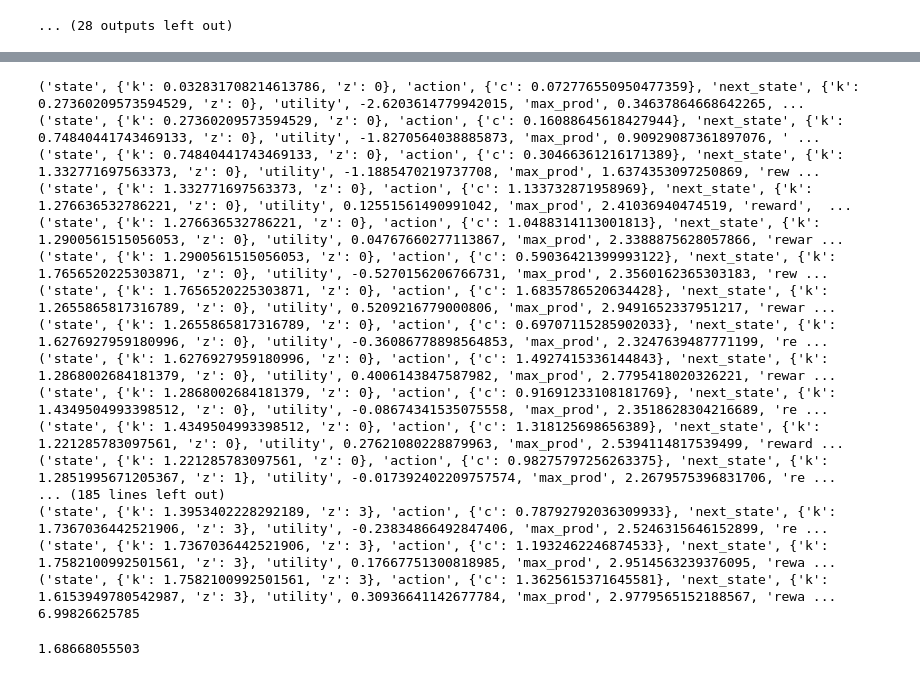
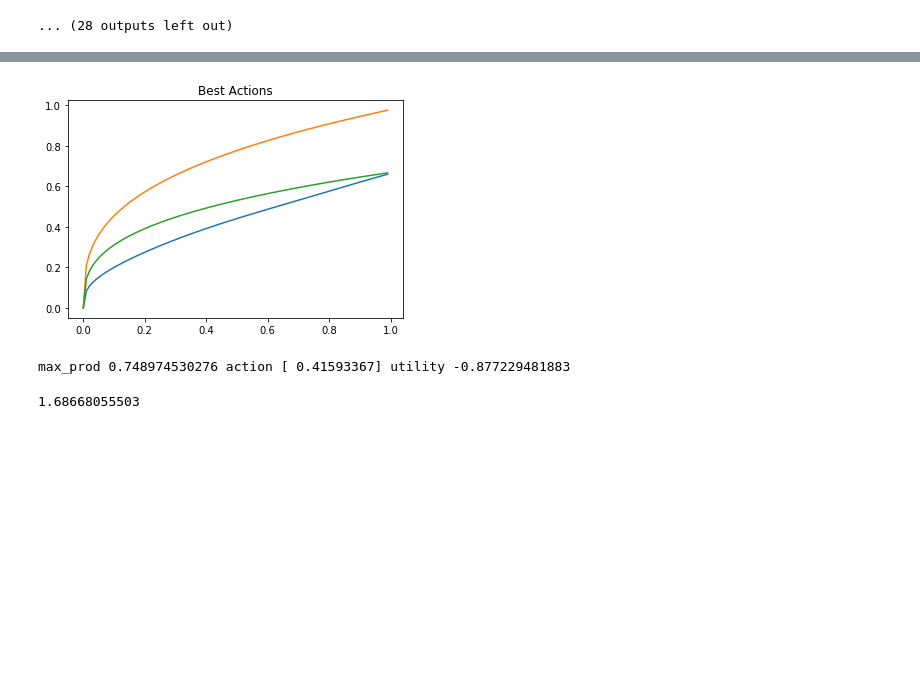
Before and after one commit to ygreif/bellmansrevenge, a Jupyter notebook: ParameterSearch.ipynb, the cells around one changed output, grey strips where cells are left out. Cells and saved outputs as stored; diff of their text form; code cells hidden in the pictures; blank space fills up the shorter version.

```diff
--- a/ParameterSearch.ipynb
+++ b/ParameterSearch.ipynb
@@ -225,0 +288,6 @@ NotImplementedError:
+# %%
+%matplotlib inline
+
+
+q.renderBestA()
+# %% [output]
@@ -226,41 +295,16 @@ NotImplementedError:
+[figure, added]
 # %%
 from envs.economy import jesusfv
 
 state = model.sample_state()
 reward = 0
 q = a.qtable
-for _ in range(200):
-    max_prod = jesusfv.production.production(**state)
-    action = q.action([samples.dict_to_tuple(state)], [(max_prod,)])[0]
-    action = {'c': strat.explore(action, max_prod)}
-
-    if action['c'] <= 0 or max_prod <= 0:
-        print "fail"
-        break
-
-    utility, next_state = jesusfv.iterate(state, action)
-    reward += utility
-    print("state", state, "action", action, "next_state", next_state, "utility", utility, "max_prod", max_prod, "reward", reward)
-    state = next_state
-print reward
+max_prod = jesusfv.production.production(**state)
+action = q.action([samples.dict_to_tuple(state)], [(max_prod,)])
+utility = jesusfv.utility.utility(action)
+print "max_prod", max_prod, "action", action, "utility", utility
 # %% [output]
-('state', {'k': 0.032831708214613786, 'z': 0}, 'action', {'c': 0.072776550950477359}, 'next_state', {'k': 0.27360209573594529, 'z': 0}, 'utility', -2.6203614779942015, 'max_prod', 0.34637864668642265, ...
-('state', {'k': 0.27360209573594529, 'z': 0}, 'action', {'c': 0.16088645618427944}, 'next_state', {'k': 0.74840441743469133, 'z': 0}, 'utility', -1.8270564038885873, 'max_prod', 0.90929087361897076, ' ...
-('state', {'k': 0.74840441743469133, 'z': 0}, 'action', {'c': 0.30466361216171389}, 'next_state', {'k': 1.332771697563373, 'z': 0}, 'utility', -1.1885470219737708, 'max_prod', 1.6374353097250869, 'rew ...
-('state', {'k': 1.332771697563373, 'z': 0}, 'action', {'c': 1.133732871958969}, 'next_state', {'k': 1.276636532786221, 'z': 0}, 'utility', 0.12551561490991042, 'max_prod', 2.41036940474519, 'reward',  ...
-('state', {'k': 1.276636532786221, 'z': 0}, 'action', {'c': 1.0488314113001813}, 'next_state', {'k': 1.2900561515056053, 'z': 0}, 'utility', 0.04767660277113867, 'max_prod', 2.3388875628057866, 'rewar ...
-('state', {'k': 1.2900561515056053, 'z': 0}, 'action', {'c': 0.59036421399993122}, 'next_state', {'k': 1.7656520225303871, 'z': 0}, 'utility', -0.5270156206766731, 'max_prod', 2.3560162365303183, 'rew ...
-('state', {'k': 1.7656520225303871, 'z': 0}, 'action', {'c': 1.6835786520634428}, 'next_state', {'k': 1.2655865817316789, 'z': 0}, 'utility', 0.5209216779000806, 'max_prod', 2.9491652337951217, 'rewar ...
-('state', {'k': 1.2655865817316789, 'z': 0}, 'action', {'c': 0.69707115285902033}, 'next_state', {'k': 1.6276927959180996, 'z': 0}, 'utility', -0.36086778898564853, 'max_prod', 2.3247639487771199, 're ...
-('state', {'k': 1.6276927959180996, 'z': 0}, 'action', {'c': 1.4927415336144843}, 'next_state', {'k': 1.2868002684181379, 'z': 0}, 'utility', 0.4006143847587982, 'max_prod', 2.7795418020326221, 'rewar ...
-('state', {'k': 1.2868002684181379, 'z': 0}, 'action', {'c': 0.91691233108181769}, 'next_state', {'k': 1.4349504993398512, 'z': 0}, 'utility', -0.08674341535075558, 'max_prod', 2.3518628304216689, 're ...
-('state', {'k': 1.4349504993398512, 'z': 0}, 'action', {'c': 1.318125698656389}, 'next_state', {'k': 1.221285783097561, 'z': 0}, 'utility', 0.27621080228879963, 'max_prod', 2.5394114817539499, 'reward ...
-('state', {'k': 1.221285783097561, 'z': 0}, 'action', {'c': 0.98275797256263375}, 'next_state', {'k': 1.2851995671205367, 'z': 1}, 'utility', -0.017392402209757574, 'max_prod', 2.2679575396831706, 're ...
-... (185 lines left out)
-('state', {'k': 1.3953402228292189, 'z': 3}, 'action', {'c': 0.78792792036309933}, 'next_state', {'k': 1.7367036442521906, 'z': 3}, 'utility', -0.23834866492847406, 'max_prod', 2.5246315646152899, 're ...
-('state', {'k': 1.7367036442521906, 'z': 3}, 'action', {'c': 1.1932462246874533}, 'next_state', {'k': 1.7582100992501561, 'z': 3}, 'utility', 0.17667751300818985, 'max_prod', 2.9514563239376095, 'rewa ...
-('state', {'k': 1.7582100992501561, 'z': 3}, 'action', {'c': 1.3625615371645581}, 'next_state', {'k': 1.6153949780542987, 'z': 3}, 'utility', 0.30936641142677784, 'max_prod', 2.9779565152188567, 'rewa ...
-6.99826625785
+max_prod 0.748974530276 action [ 0.41593367] utility -0.877229481883
 # %%
 print(a.episode(jesusfv, strat, train=False))
 # %% [output]
```
Also changed, not shown: parts of 4 cells of this notebook, 7 other files.
